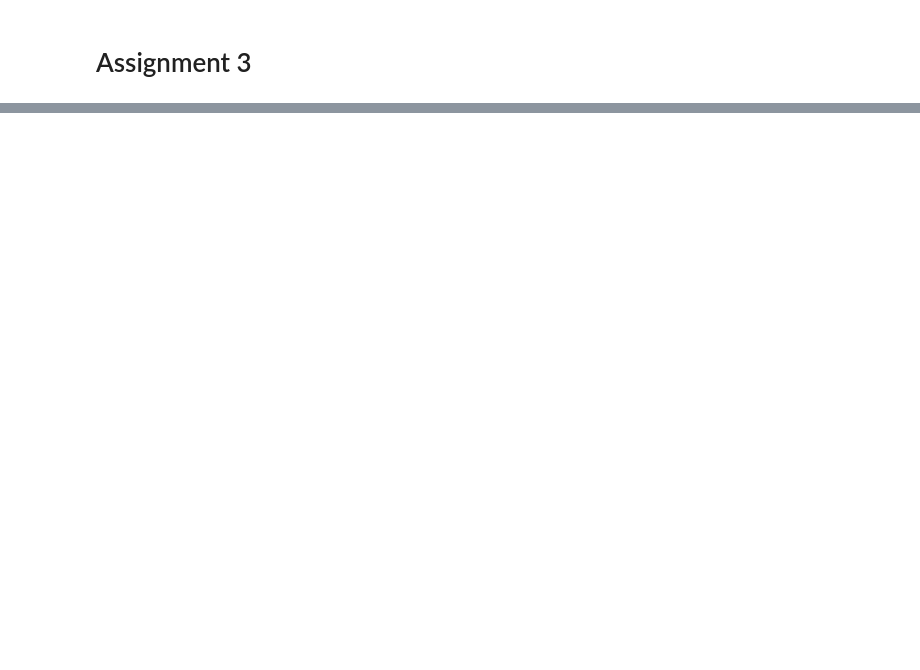
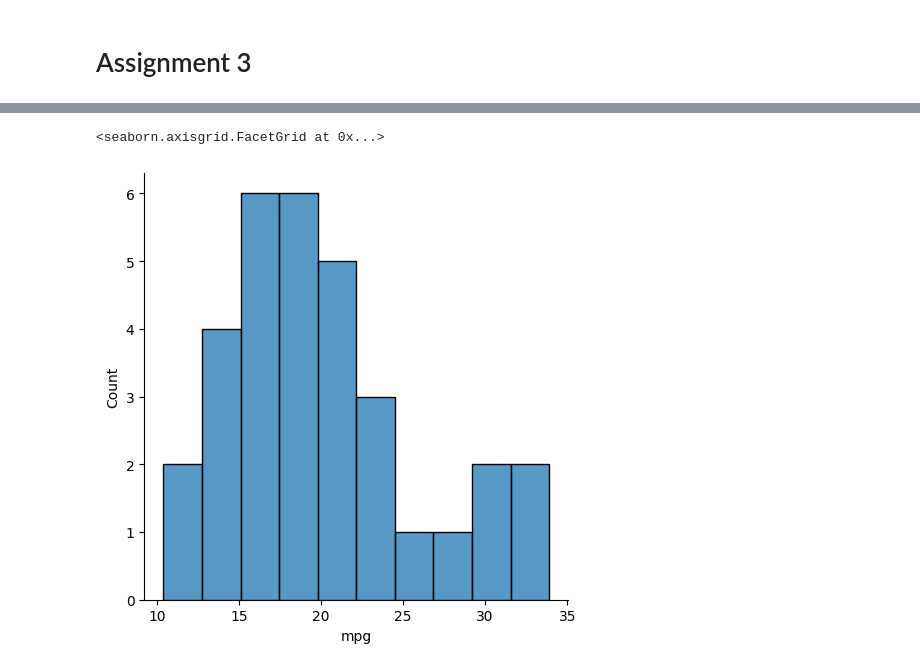
Before and after one commit to AndrewJerryV/IBM-SB-Data-Insights-with-Python-WCP, a Jupyter notebook: 1_Intro_To_Python.ipynb, the cells around one changed output, grey strips where cells are left out. Drawn from its saved outputs; the diff is of its cells as text; code cells hidden in the pictures; blank space fills up the shorter version.

Commit message:
added new charts

```diff
--- a/1_Intro_To_Python.ipynb
+++ b/1_Intro_To_Python.ipynb
@@ -78,0 +158,5 @@ plt.show()
+# %%
+sns.displot(df['mpg'], bins=10)
+# %% [output]
+<seaborn.axisgrid.FacetGrid at 0x...>
+[figure, added]
```
Also changed, not shown: parts of 17 cells of this notebook.
